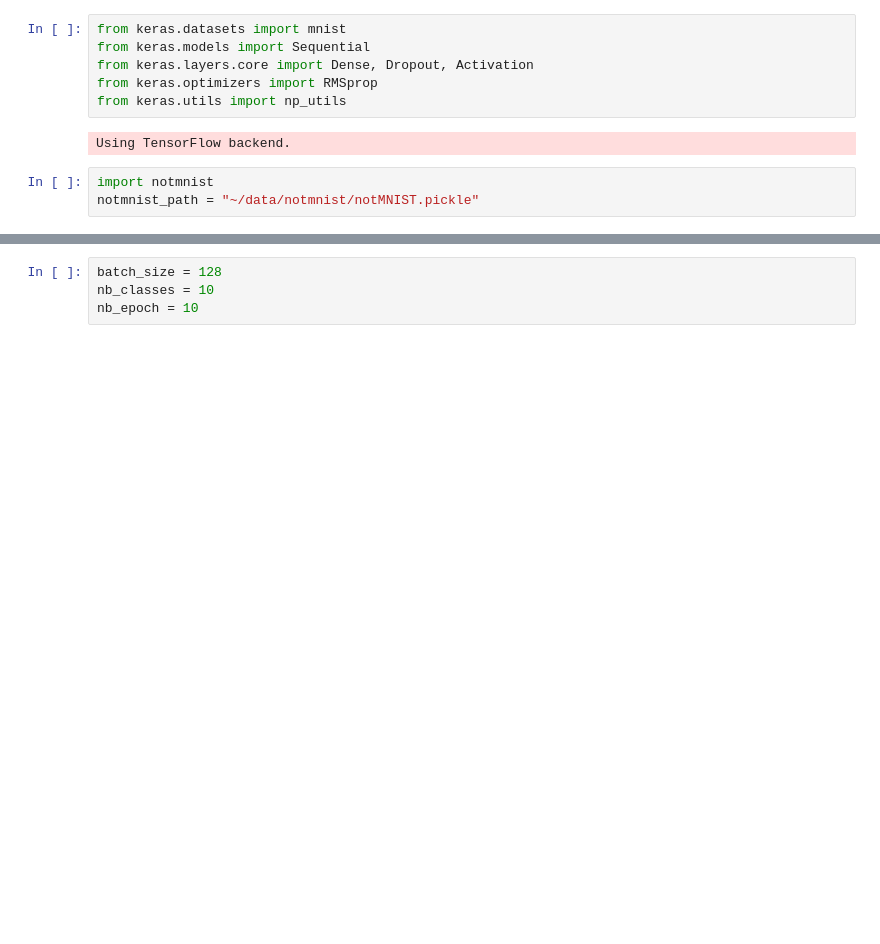
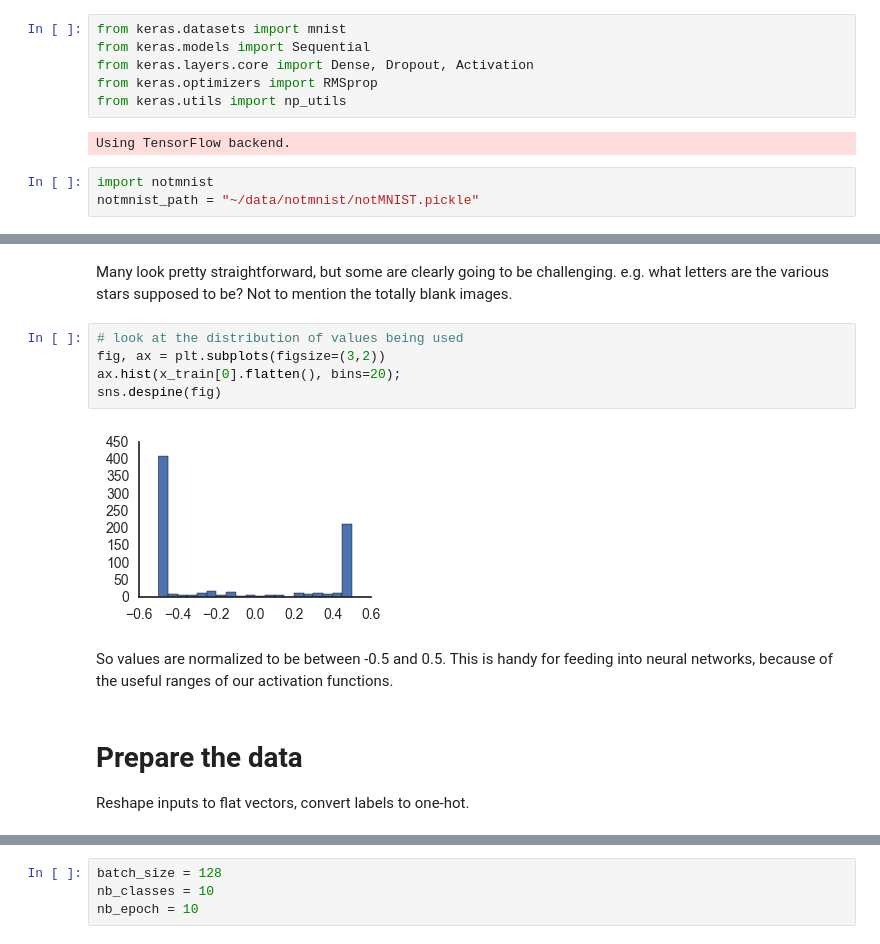
Before and after one commit to shnayder/deep-learning-workshop, a Jupyter notebook: 02-notmnist-mlp-keras.ipynb, the cells around one changed output, grey strips where cells are left out. Saved outputs shown, nothing was run; the diff lists cells and outputs as text; blank space fills up the shorter version.

```diff
--- a/02-notmnist-mlp-keras.ipynb
+++ b/02-notmnist-mlp-keras.ipynb
@@ -32,0 +72,15 @@ from display import visualize_keras_model, plot_training_curves
+# %% [markdown]
+Many look pretty straightforward, but some are clearly going to be challenging. e.g. what letters are the various stars supposed to be? Not to mention the totally blank images.
+# %%
+# look at the distribution of values being used
+fig, ax = plt.subplots(figsize=(3,2))
+ax.hist(x_train[0].flatten(), bins=20);
+sns.despine(fig)
+# %% [output]
+[figure, added]
+# %% [markdown]
+So values are normalized to be between -0.5 and 0.5. This is handy for feeding into neural networks, because of the useful ranges of our activation functions.
+# %% [markdown]
+# Prepare the data
+
+Reshape inputs to flat vectors, convert labels to one-hot.
```
Also changed, not shown: parts of 22 cells of this notebook, 1 other file.
